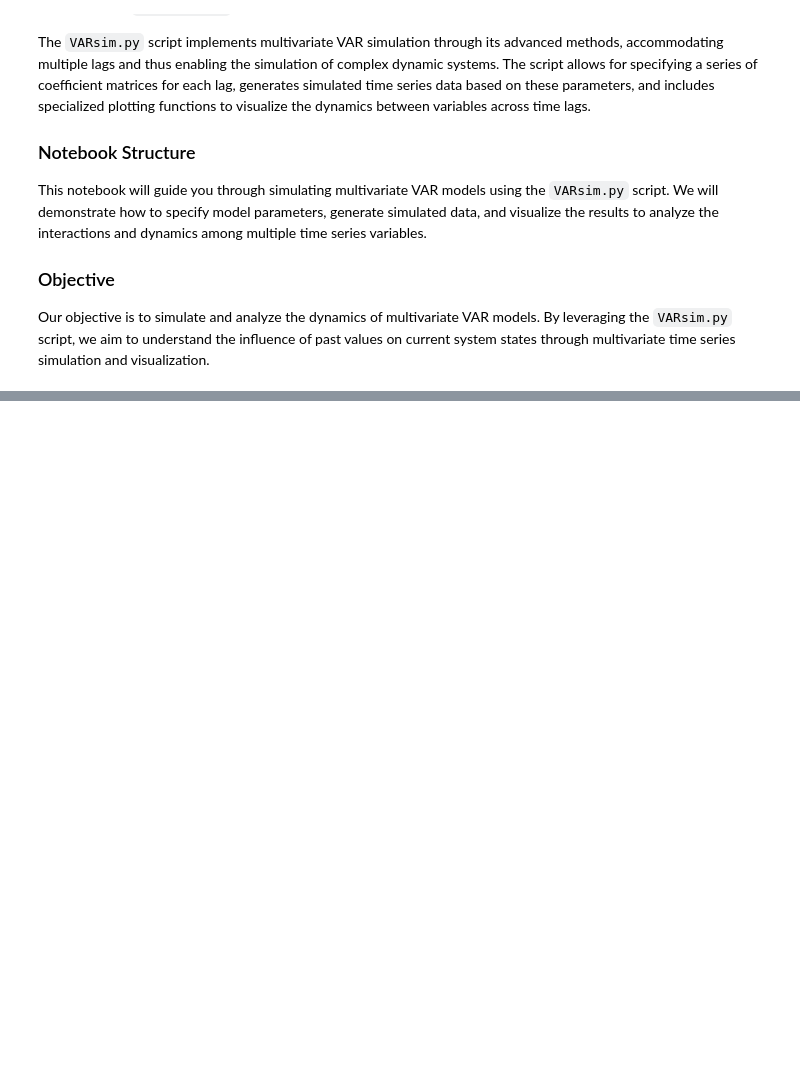
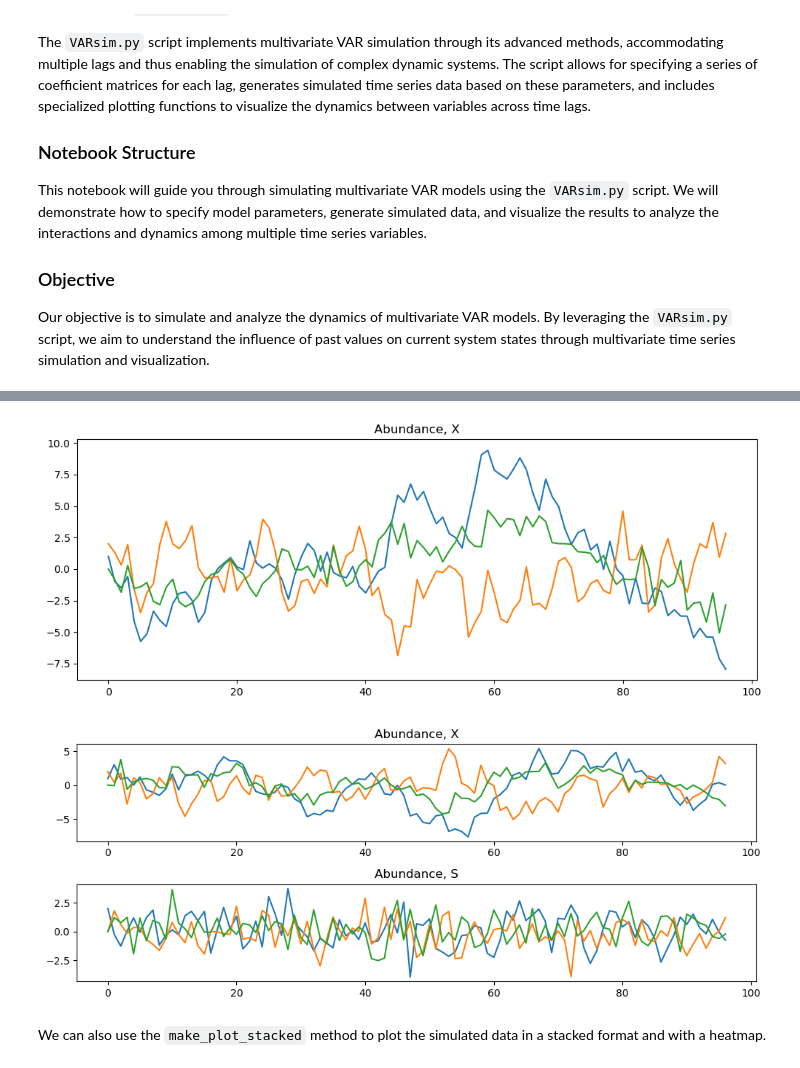
Before and after one commit to ucl-cssb/MIMIC, a Jupyter notebook: docs/source/notebooks/examples-sim-VAR/MVARsim.ipynb, the cells around one changed output, grey strips where cells are left out. Drawn from its saved outputs; the diff is of its cells as text; code cells hidden in the pictures; blank space fills up the shorter version.

```diff
--- a/docs/source/notebooks/examples-sim-VAR/MVARsim.ipynb
+++ b/docs/source/notebooks/examples-sim-VAR/MVARsim.ipynb
@@ -92,0 +151,13 @@ make_plot_stacked(simulator.data, simulator.dataM)
+# %%
+parametersX = read_parameters('parameters2.json')
+simulator = VARSimulator(**parametersX)
+simulator.run("VARsim")
+
+parametersS = read_parameters('parametersS.json')
+
+simulator.run("MVARsim", **parametersS)
+# %% [output]
+[figure, added]
+[figure, added]
+# %% [markdown]
+We can also use the `make_plot_stacked` method to plot the simulated data in a stacked format and with a heatmap.
```
Also changed, not shown: parts of 6 cells of this notebook.
